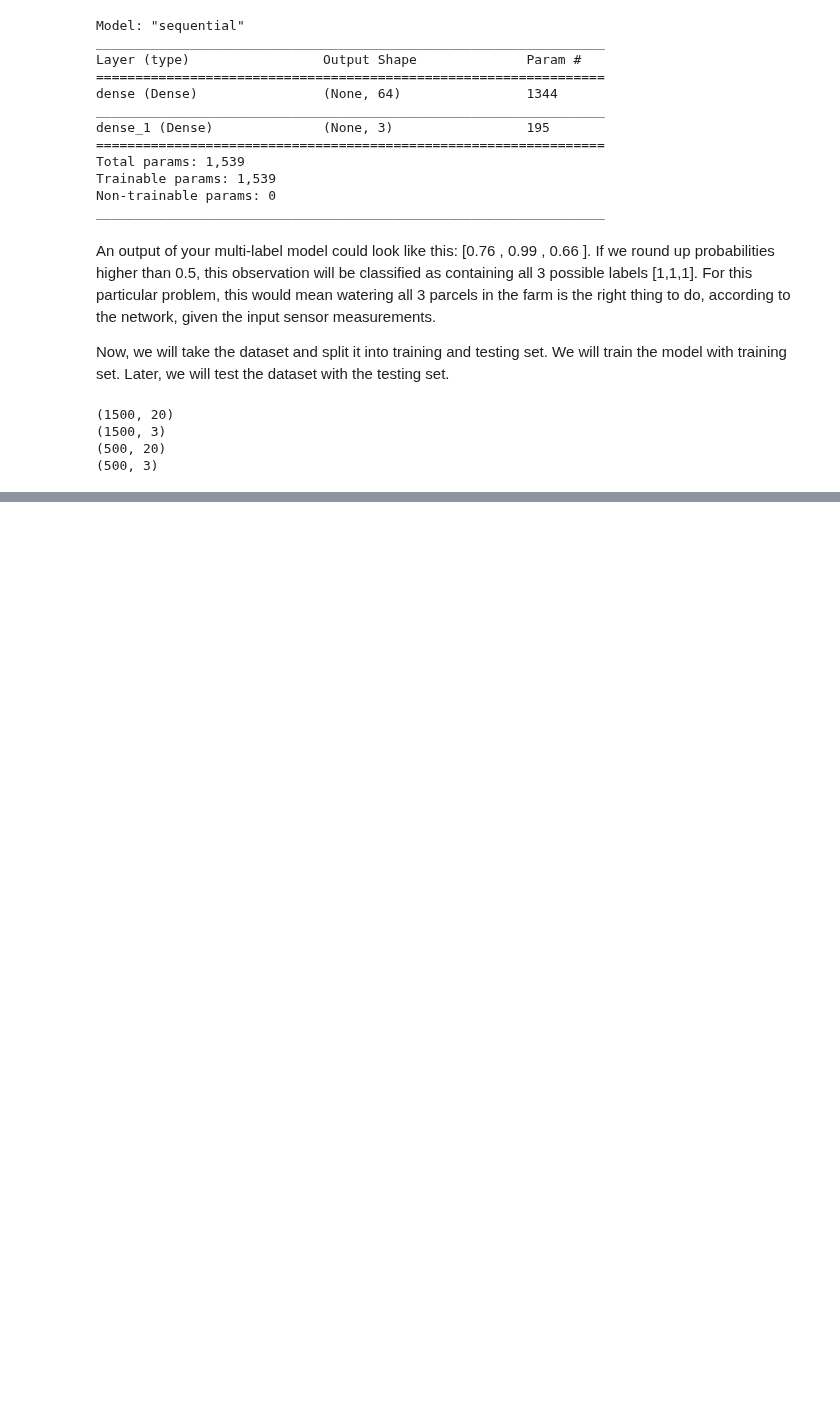
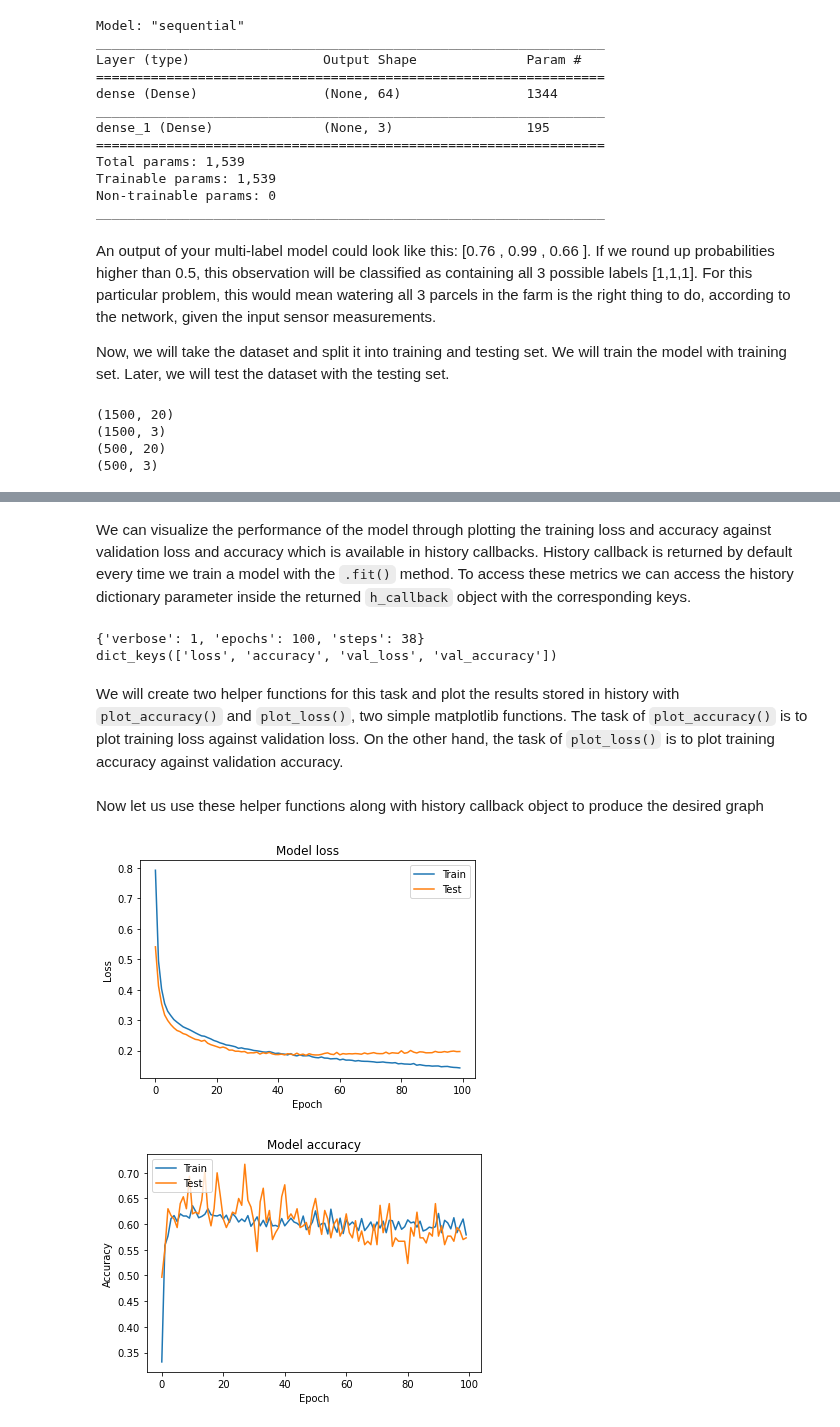
Before and after one commit to syednayeemridwan/data-science-projects, a Jupyter notebook: Irrigation Areas Identification/irrigation-system.ipynb, the cells around one changed output, grey strips where cells are left out. Cells and saved outputs as stored; diff of their text form; code cells hidden in the pictures; blank space fills up the shorter version.

```diff
--- a/Irrigation Areas Identification/irrigation-system.ipynb
+++ b/Irrigation Areas Identification/irrigation-system.ipynb
@@ -98,7 +98,7 @@ print(parcels_test.shape)
 (500, 3)
 # %%
 # Train for 100 epochs using a validation split of 0.2
-model.fit(sensors_train, parcels_train, epochs = 100, validation_split = 0.2)
+h_callback = model.fit(sensors_train, parcels_train, epochs = 100, validation_split = 0.2)
 
 # Predict on sensors_test and round up the predictions
 preds = model.predict(sensors_test)
@@ -135,0 +138,44 @@ Accuracy: 0.6259999871253967
+# %% [markdown]
+We can visualize the performance of the model through plotting the training loss and accuracy against validation loss and accuracy which is available in history callbacks. History callback is returned by default every time we train a model with the `.fit()` method. To access these metrics we can access the history dictionary parameter inside the returned `h_callback` object with the corresponding keys.
+# %%
+print(h_callback.params)
+print(h_callback.history.keys())
+# %% [output]
+{'verbose': 1, 'epochs': 100, 'steps': 38}
+dict_keys(['loss', 'accuracy', 'val_loss', 'val_accuracy'])
+# %% [markdown]
+We will create two helper functions for this task and plot the results stored in history with `plot_accuracy()` and `plot_loss()`, two simple matplotlib functions. The task of `plot_accuracy()` is to plot training loss against validation loss. On the other hand, the task of `plot_loss()` is to plot training accuracy against validation accuracy.
+# %%
+def plot_loss(loss,val_loss):
+  # Plot training & validation loss values
+  plt.figure()
+  plt.plot(loss)
+  plt.plot(val_loss)
+  plt.title('Model loss')
+  plt.ylabel('Loss')
+  plt.xlabel('Epoch')
+  plt.legend(['Train', 'Test'], loc='upper right')
+  plt.show()
+
+def plot_accuracy(acc,val_acc):
+  # Plot training & validation accuracy values
+  plt.figure()
+  plt.plot(acc)
+  plt.plot(val_acc)
+  plt.title('Model accuracy')
+  plt.ylabel('Accuracy')
+  plt.xlabel('Epoch')
+  plt.legend(['Train', 'Test'], loc='upper left')
+  plt.show()
+# %% [markdown]
+Now let us use these helper functions along with history callback object to produce the desired graph
+# %%
+
+# Plot train vs test loss during training
+plot_loss(h_callback.history['loss'], h_callback.history['val_loss'])
+
+# Plot train vs test accuracy during training
+plot_accuracy(h_callback.history['accuracy'], h_callback.history['val_accuracy'])
+# %% [output]
+[figure, added]
+[figure, added]
```
Also changed, not shown: parts of 3 cells of this notebook.
